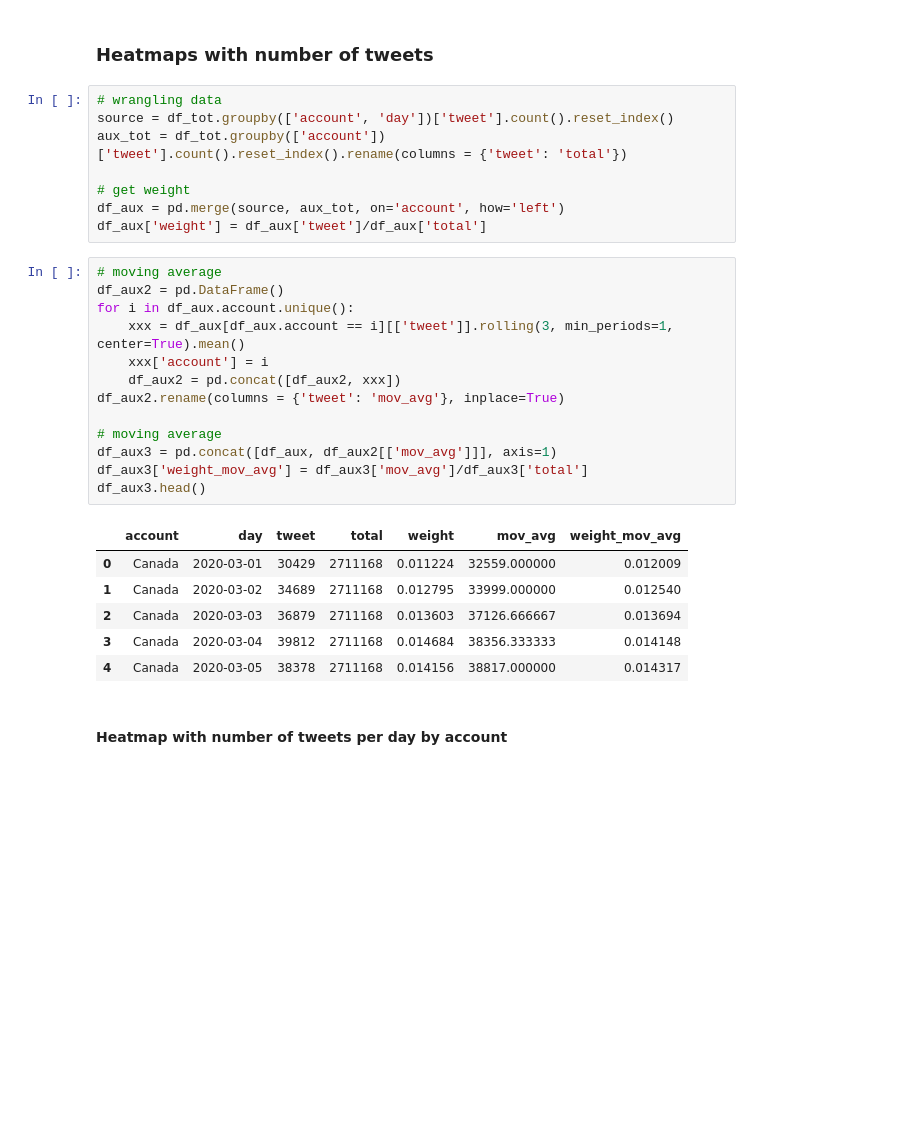
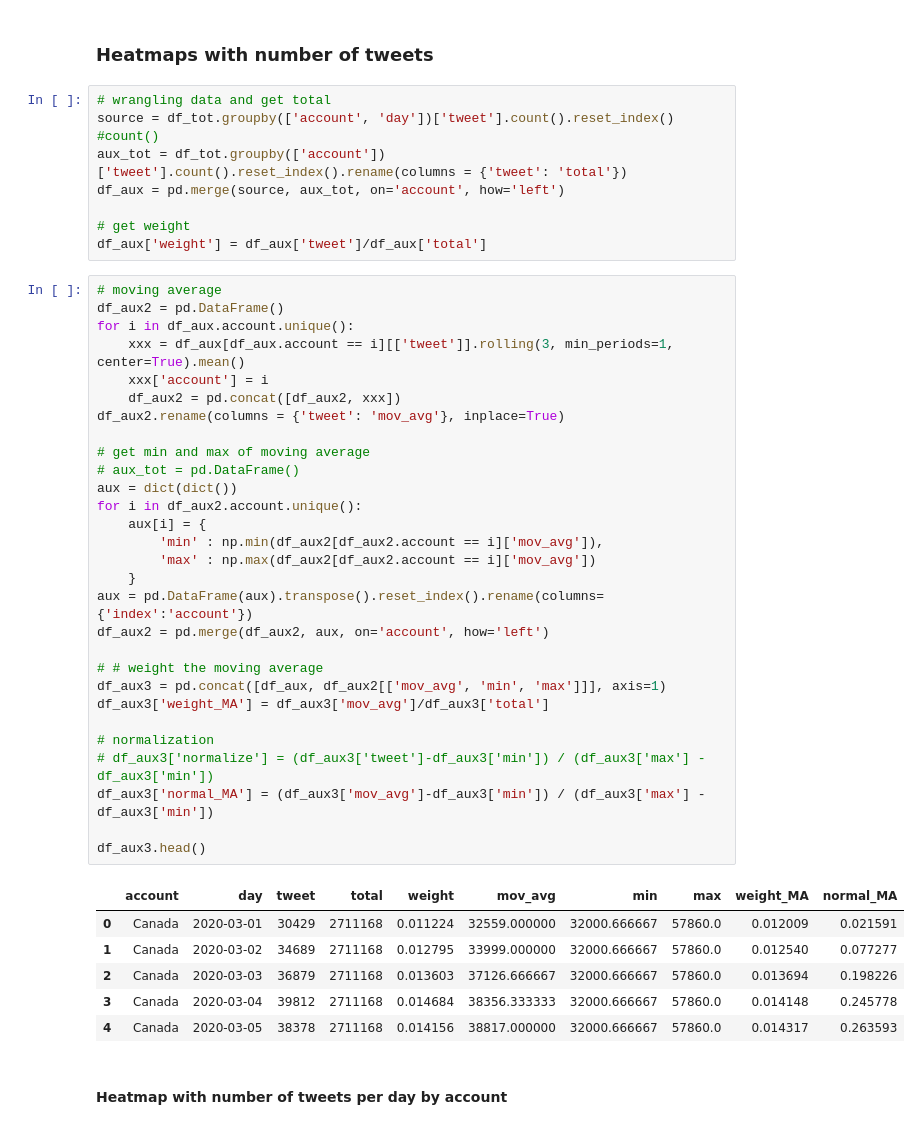
Before and after one commit to vcuspinera/Canada_response_covid, a Jupyter notebook: src/eda.ipynb, the cells around one changed output. Cells and saved outputs as stored; diff of their text form; blank space fills up the shorter version.

```diff
--- a/src/eda.ipynb
+++ b/src/eda.ipynb
@@ -385,33 +385,49 @@ The location of the tweets depends on description manually given by the user. It
 # %% [markdown]
 ### Heatmaps with number of tweets
 # %%
-# wrangling data
-source = df_tot.groupby(['account', 'day'])['tweet'].count().reset_index()
+# wrangling data and get total
+source = df_tot.groupby(['account', 'day'])['tweet'].count().reset_index() #count()
 aux_tot = df_tot.groupby(['account'])['tweet'].count().reset_index().rename(columns = {'tweet': 'total'})
+df_aux = pd.merge(source, aux_tot, on='account', how='left')
 
 # get weight
-df_aux = pd.merge(source, aux_tot, on='account', how='left')
 df_aux['weight'] = df_aux['tweet']/df_aux['total']
 # %%
 # moving average
 df_aux2 = pd.DataFrame()
 for i in df_aux.account.unique():
     xxx = df_aux[df_aux.account == i][['tweet']].rolling(3, min_periods=1, center=True).mean()
     xxx['account'] = i
     df_aux2 = pd.concat([df_aux2, xxx])
 df_aux2.rename(columns = {'tweet': 'mov_avg'}, inplace=True)
 
-# moving average
-df_aux3 = pd.concat([df_aux, df_aux2[['mov_avg']]], axis=1)
-df_aux3['weight_mov_avg'] = df_aux3['mov_avg']/df_aux3['total']
+# get min and max of moving average
+# aux_tot = pd.DataFrame()
+aux = dict(dict())
+for i in df_aux2.account.unique():
+    aux[i] = {
+        'min' : np.min(df_aux2[df_aux2.account == i]['mov_avg']),
+        'max' : np.max(df_aux2[df_aux2.account == i]['mov_avg'])
+    }
+aux = pd.DataFrame(aux).transpose().reset_index().rename(columns={'index':'account'})
+df_aux2 = pd.merge(df_aux2, aux, on='account', how='left')
+
+# # weight the moving average
+df_aux3 = pd.concat([df_aux, df_aux2[['mov_avg', 'min', 'max']]], axis=1)
+df_aux3['weight_MA'] = df_aux3['mov_avg']/df_aux3['total']
+
+# normalization
+# df_aux3['normalize'] = (df_aux3['tweet']-df_aux3['min']) / (df_aux3['max'] - df_aux3['min'])
+df_aux3['normal_MA'] = (df_aux3['mov_avg']-df_aux3['min']) / (df_aux3['max'] - df_aux3['min'])
+
 df_aux3.head()
 # %% [output]
-|  | account | day | tweet | total | weight | mov_avg | weight_mov_avg |
-| 0 | Canada | 2020-03-01 | 30429 | 2711168 | 0.011224 | 32559.000000 | 0.012009 |
-| 1 | Canada | 2020-03-02 | 34689 | 2711168 | 0.012795 | 33999.000000 | 0.012540 |
-| 2 | Canada | 2020-03-03 | 36879 | 2711168 | 0.013603 | 37126.666667 | 0.013694 |
-| 3 | Canada | 2020-03-04 | 39812 | 2711168 | 0.014684 | 38356.333333 | 0.014148 |
-| 4 | Canada | 2020-03-05 | 38378 | 2711168 | 0.014156 | 38817.000000 | 0.014317 |
+|  | account | day | tweet | total | weight | mov_avg | min | max | weight_MA | normal_MA |
+| 0 | Canada | 2020-03-01 | 30429 | 2711168 | 0.011224 | 32559.000000 | 32000.666667 | 57860.0 | 0.012009 | 0.021591 |
+| 1 | Canada | 2020-03-02 | 34689 | 2711168 | 0.012795 | 33999.000000 | 32000.666667 | 57860.0 | 0.012540 | 0.077277 |
+| 2 | Canada | 2020-03-03 | 36879 | 2711168 | 0.013603 | 37126.666667 | 32000.666667 | 57860.0 | 0.013694 | 0.198226 |
+| 3 | Canada | 2020-03-04 | 39812 | 2711168 | 0.014684 | 38356.333333 | 32000.666667 | 57860.0 | 0.014148 | 0.245778 |
+| 4 | Canada | 2020-03-05 | 38378 | 2711168 | 0.014156 | 38817.000000 | 32000.666667 | 57860.0 | 0.014317 | 0.263593 |
 # %% [markdown]
 #### Heatmap with number of tweets per day by account
 # %%
```
Also changed, not shown: parts of 11 cells of this notebook, 3 other files.
